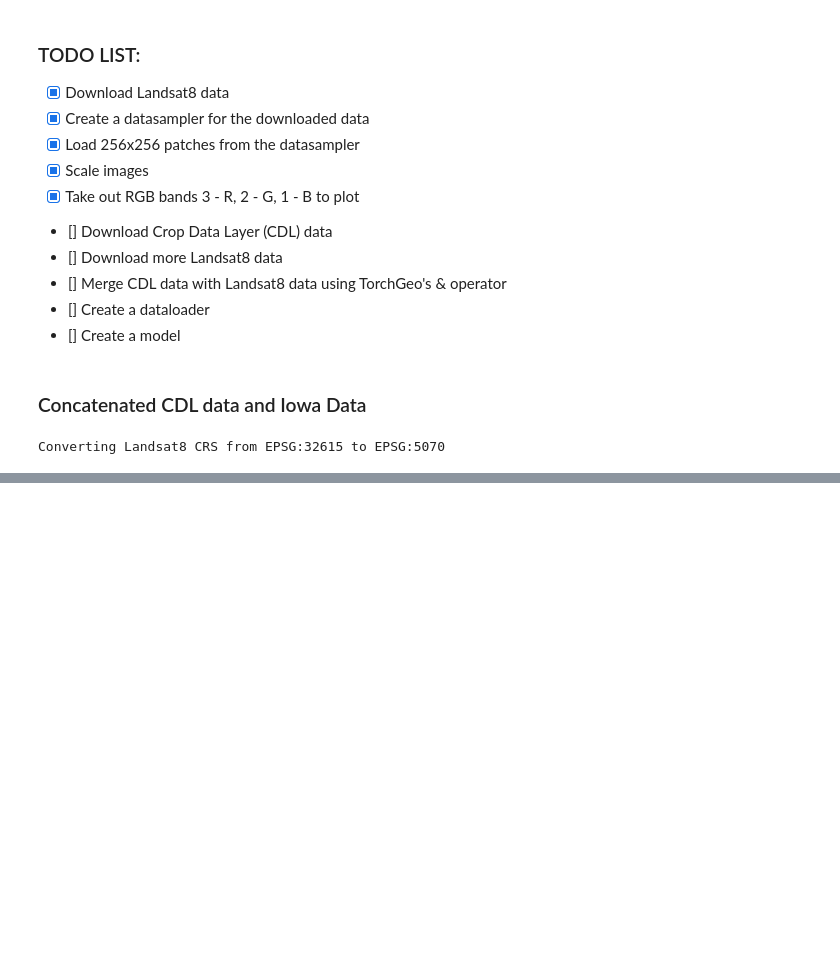
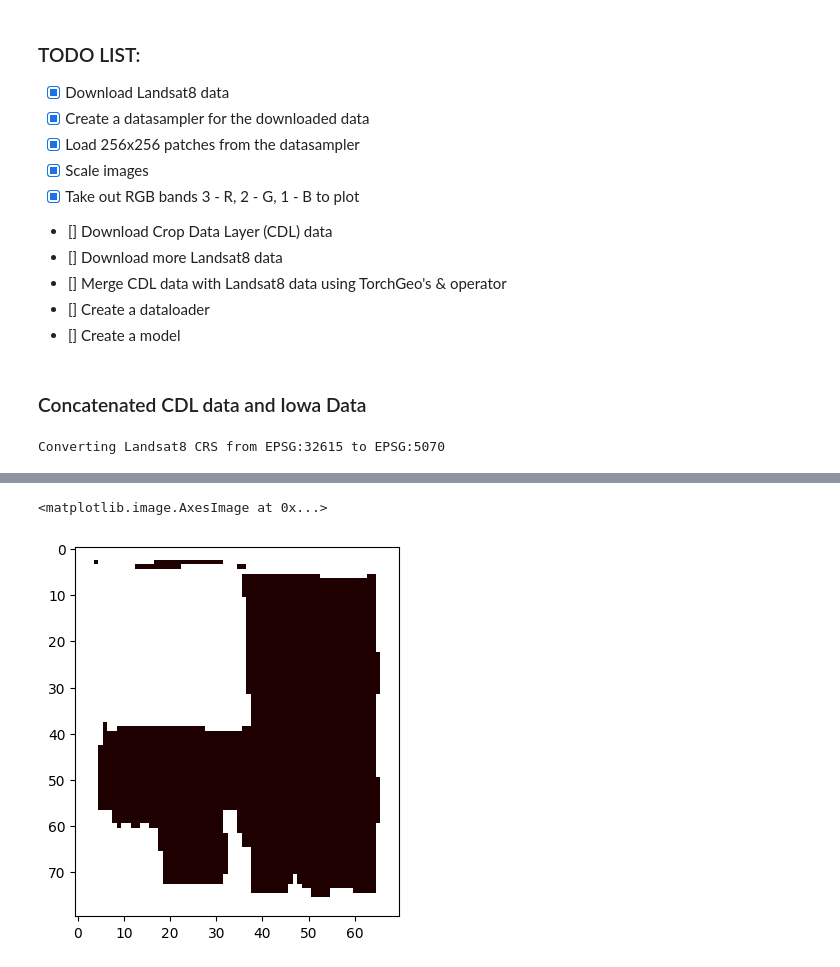
Before and after one commit to SulemanHamdani/Remote-Sensing, a Jupyter notebook: preprocessing.ipynb, the cells around one changed output, grey strips where cells are left out. Saved outputs shown, nothing was run; the diff lists cells and outputs as text; code cells hidden in the pictures; blank space fills up the shorter version.

```diff
--- a/preprocessing.ipynb
+++ b/preprocessing.ipynb
@@ -155,0 +174,5 @@ Clipping input data to the valid range for imshow with RGB data ([0..1] for floa
+# %%
+plt.imshow(img, cmap='pink')
+# %% [output]
+<matplotlib.image.AxesImage at 0x...>
+[figure, added]
```
Also changed, not shown: parts of 12 cells of this notebook, 8 other files.
